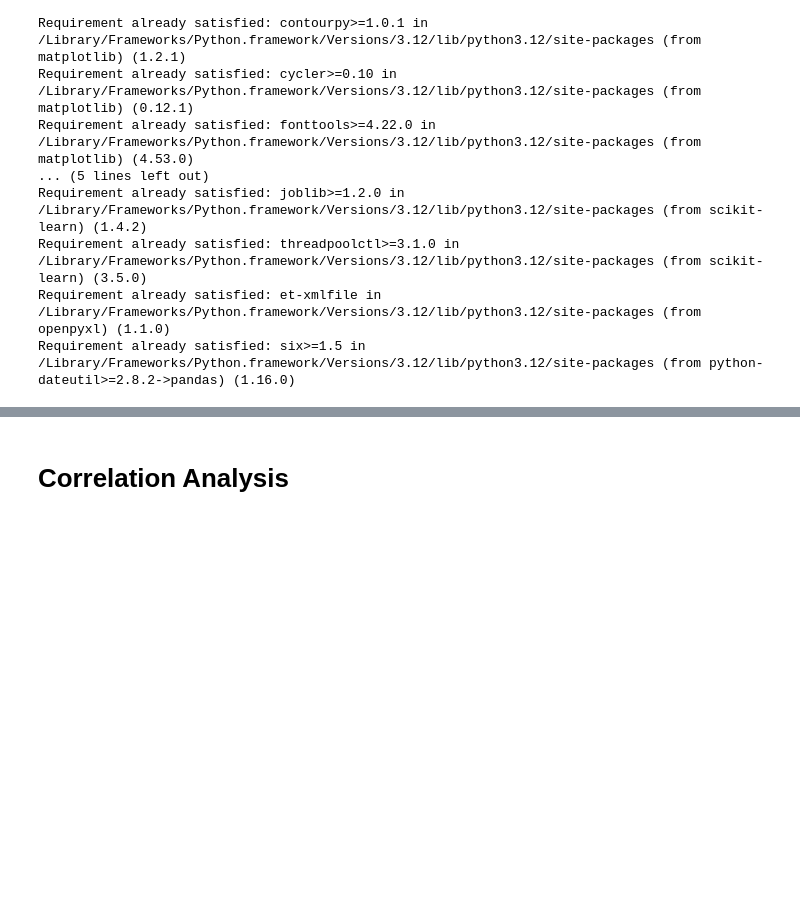
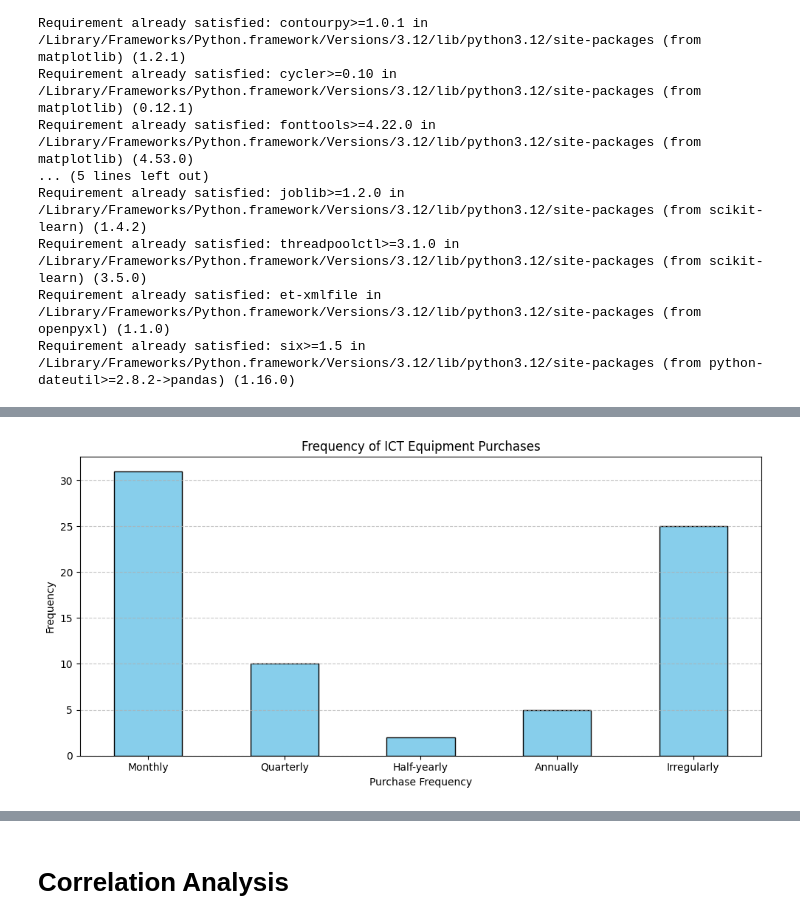
Before and after one commit to ProArif/Thesis, a Jupyter notebook: SurveyAnalysis.ipynb, the cells around one changed output, grey strips where cells are left out. Saved outputs shown, nothing was run; the diff lists cells and outputs as text; code cells hidden in the pictures; blank space fills up the shorter version.

```diff
--- a/SurveyAnalysis.ipynb
+++ b/SurveyAnalysis.ipynb
@@ -91,0 +123,13 @@ plt.show()
+# %%
+# Analyze how often companies purchase ICT equipment
+plt.figure(figsize=(10, 5))
+data['How often do you purchase ICT equipment?'].value_counts().sort_index().plot(kind='bar', color='skyblue', edgecolor='black')
+plt.title('Frequency of ICT Equipment Purchases')
+plt.xlabel('Purchase Frequency')
+plt.xticks(ticks=[0, 1, 2, 3, 4], labels=['Monthly', 'Quarterly', 'Half-yearly', 'Annually', 'Irregularly'], rotation=0, ha='center')
+plt.ylabel('Frequency')
+plt.grid(axis='y', linestyle='--', alpha=0.7)
+plt.tight_layout()
+plt.show()
+# %% [output]
+[figure, added]
```
Also changed, not shown: parts of 24 cells of this notebook.
